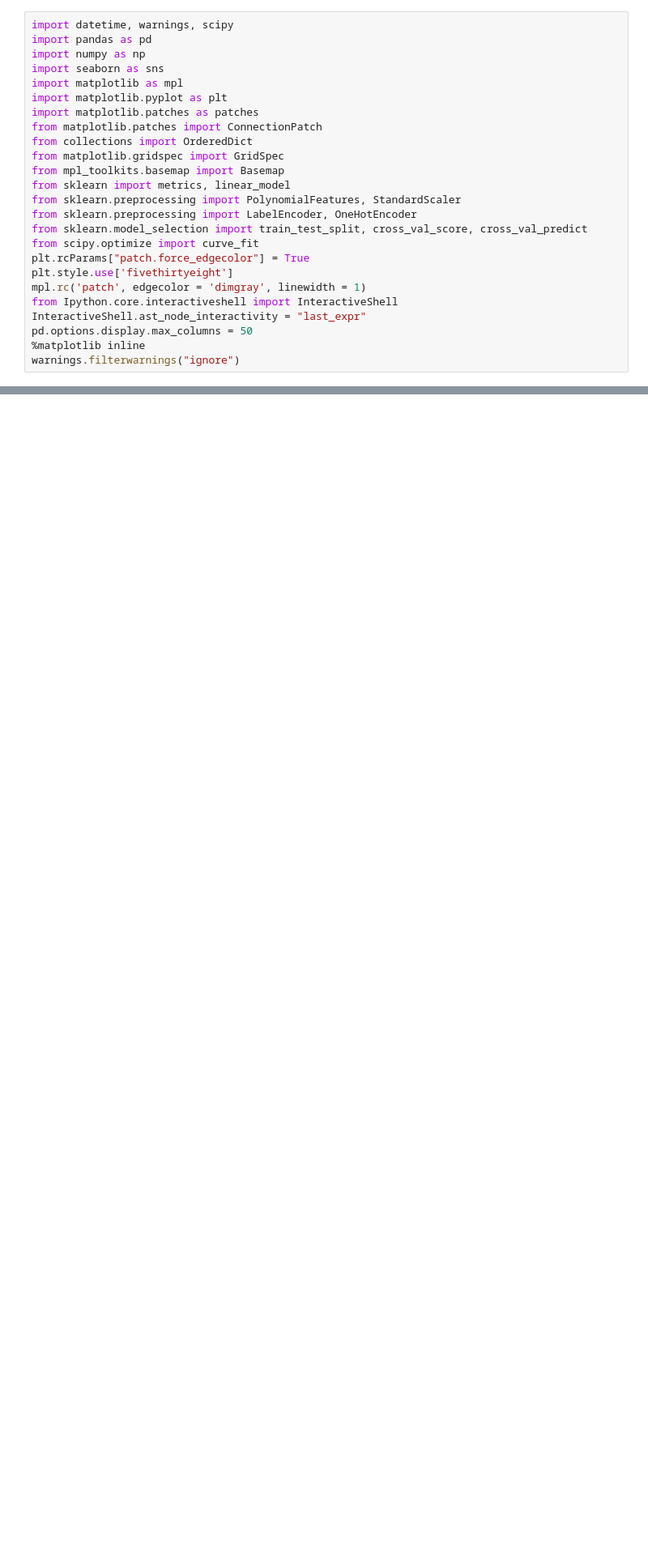
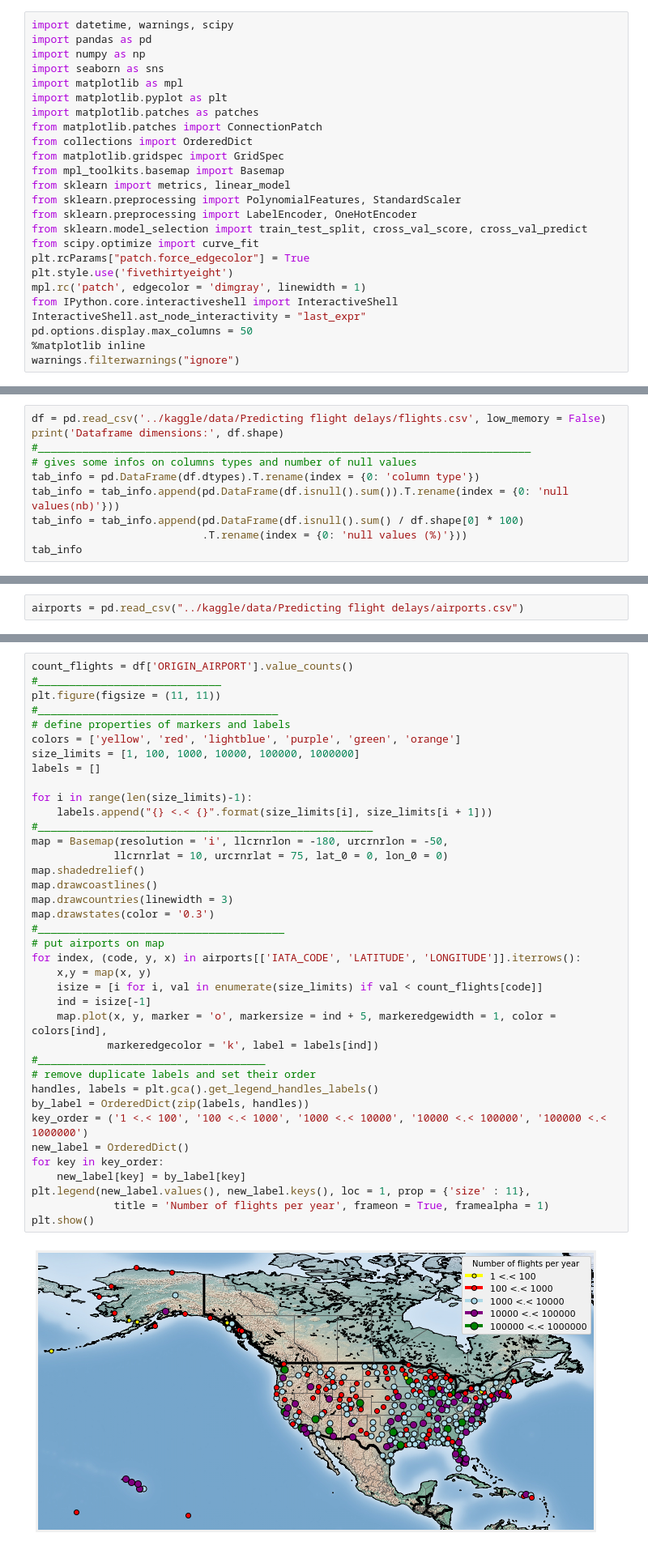
Before and after one commit to hogoood/kagglestruggle, a Jupyter notebook: Predicting flight delays.ipynb, the cells around one changed output, grey strips where cells are left out. Shown at 81% size. Cells and saved outputs as stored; diff of their text form; blank space fills up the shorter version.

```diff
--- a/Predicting flight delays.ipynb
+++ b/Predicting flight delays.ipynb
@@ -81,9 +85,9 @@ from sklearn.preprocessing import LabelEncoder, OneHotEncoder
 from sklearn.model_selection import train_test_split, cross_val_score, cross_val_predict
 from scipy.optimize import curve_fit
 plt.rcParams["patch.force_edgecolor"] = True
-plt.style.use['fivethirtyeight']
+plt.style.use('fivethirtyeight')
 mpl.rc('patch', edgecolor = 'dimgray', linewidth = 1)
-from Ipython.core.interactiveshell import InteractiveShell
+from IPython.core.interactiveshell import InteractiveShell
 InteractiveShell.ast_node_interactivity = "last_expr"
 pd.options.display.max_columns = 50
 %matplotlib inline
@@ -92,0 +97,10 @@ KeyError: 'PROJ_LIB'
+# %%
+df = pd.read_csv('../kaggle/data/Predicting flight delays/flights.csv', low_memory = False)
+print('Dataframe dimensions:', df.shape)
+#______________________________________________________________________________
+# gives some infos on columns types and number of null values
+tab_info = pd.DataFrame(df.dtypes).T.rename(index = {0: 'column type'})
+tab_info = tab_info.append(pd.DataFrame(df.isnull().sum()).T.rename(index = {0: 'null values(nb)'}))
+tab_info = tab_info.append(pd.DataFrame(df.isnull().sum() / df.shape[0] * 100)
+                           .T.rename(index = {0: 'null values (%)'}))
+tab_info
@@ -92,0 +131,2 @@ KeyError: 'PROJ_LIB'
+# %%
+airports = pd.read_csv("../kaggle/data/Predicting flight delays/airports.csv")
@@ -92,0 +135,40 @@ KeyError: 'PROJ_LIB'
+# %%
+count_flights = df['ORIGIN_AIRPORT'].value_counts()
+#_____________________________
+plt.figure(figsize = (11, 11))
+#______________________________________
+# define properties of markers and labels
+colors = ['yellow', 'red', 'lightblue', 'purple', 'green', 'orange']
+size_limits = [1, 100, 1000, 10000, 100000, 1000000]
+labels = []
+
+for i in range(len(size_limits)-1):
+    labels.append("{} <.< {}".format(size_limits[i], size_limits[i + 1]))
+#_____________________________________________________
+map = Basemap(resolution = 'i', llcrnrlon = -180, urcrnrlon = -50,
+             llcrnrlat = 10, urcrnrlat = 75, lat_0 = 0, lon_0 = 0)
+map.shadedrelief()
+map.drawcoastlines()
+map.drawcountries(linewidth = 3)
+map.drawstates(color = '0.3')
+#_______________________________________
+# put airports on map
+for index, (code, y, x) in airports[['IATA_CODE', 'LATITUDE', 'LONGITUDE']].iterrows():
+    x,y = map(x, y)
+    isize = [i for i, val in enumerate(size_limits) if val < count_flights[code]]
+    ind = isize[-1]
+    map.plot(x, y, marker = 'o', markersize = ind + 5, markeredgewidth = 1, color = colors[ind],
+            markeredgecolor = 'k', label = labels[ind])
+#____________________________________
+# remove duplicate labels and set their order
+handles, labels = plt.gca().get_legend_handles_labels()
+by_label = OrderedDict(zip(labels, handles))
+key_order = ('1 <.< 100', '100 <.< 1000', '1000 <.< 10000', '10000 <.< 100000', '100000 <.< 1000000')
+new_label = OrderedDict()
+for key in key_order:
+    new_label[key] = by_label[key]
+plt.legend(new_label.values(), new_label.keys(), loc = 1, prop = {'size' : 11},
+             title = 'Number of flights per year', frameon = True, framealpha = 1)
+plt.show()
+# %% [output]
+[figure, added]
```
Also changed, not shown: parts of 9 cells of this notebook.
